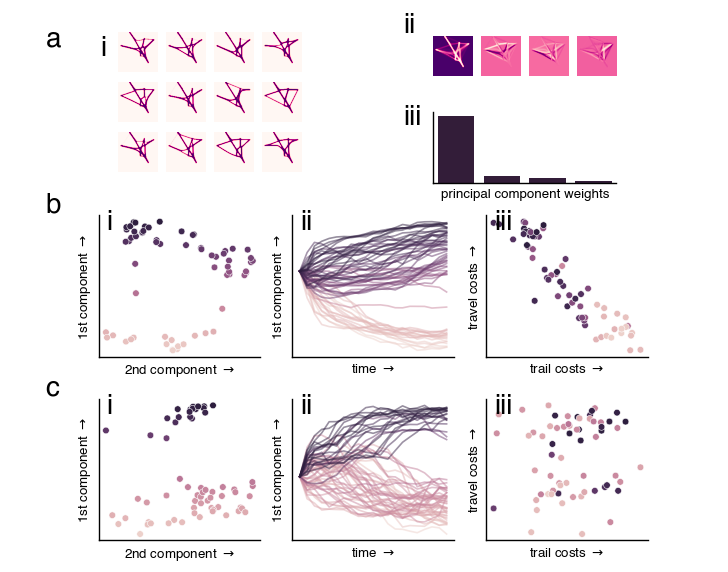
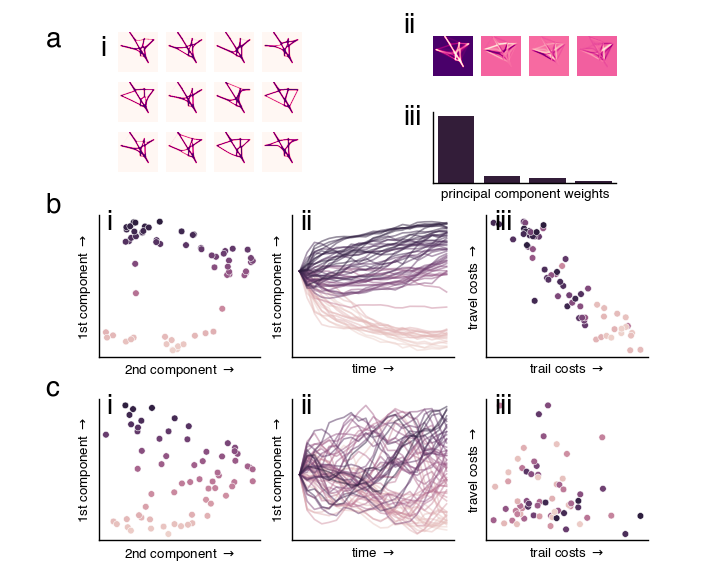
The change to this notebook cell's code, shown as a diff; its figure went from the first image to the second:
--- before
+++ after
@@ -12,2 +12,5 @@
 plot_row(mid_fig, ex_1)
 plot_row(bot_fig, ex_2)
+
+fig.savefig("figures/5.pdf")
+fig.savefig("figures/5.svg")

Commit: Setup another run